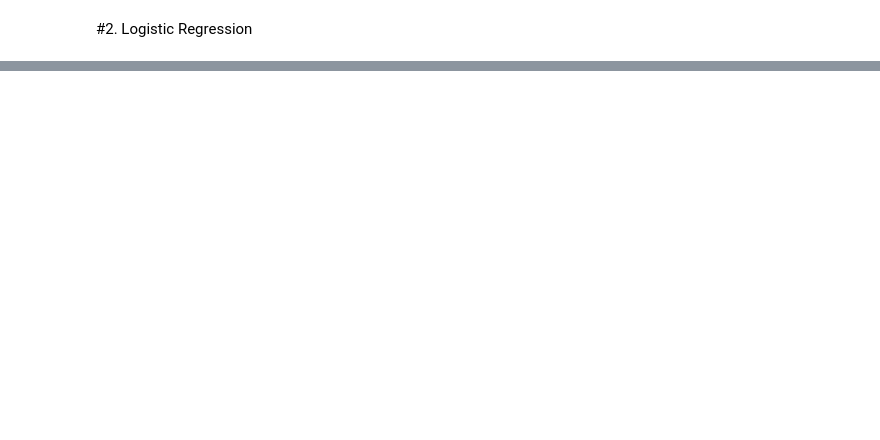
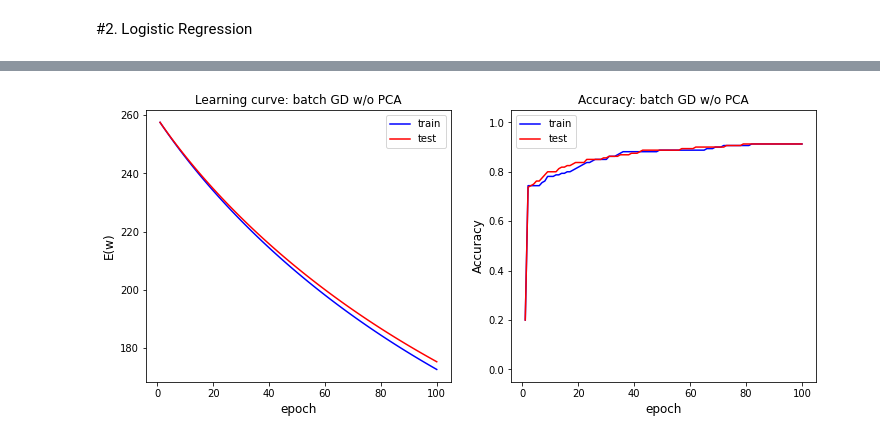
Before and after one commit to Louis5228/2020-Machine-Learning, a Jupyter notebook: 309512014_HW2.ipynb, the cells around one changed output, grey strips where cells are left out. Cells and saved outputs as stored; diff of their text form; code cells hidden in the pictures; blank space fills up the shorter version.

```diff
--- a/309512014_HW2.ipynb
+++ b/309512014_HW2.ipynb
@@ -126,0 +155,16 @@ for i in range(len(N_list)):
+# %%
+# one-of-K for building train_t
+one_of_k = np.array([0, 1, 0, 0, 0]).reshape(5, 1)
+train_t = np.zeros([5, 1])
+for i in range(class_num):
+  tmp_code = np.roll(one_of_k, i)
+  tmp_code_repeat = np.repeat(tmp_code, 32, axis=1)
+  train_t = np.hstack((train_t, tmp_code_repeat))
+
+train_t = train_t[:, 1:]
+test_t = np.array(train_t)
+
+print(train_x.shape)
+print(test_x.shape)
+print(train_t.shape)
+print(test_t.shape)
@@ -126,0 +176,67 @@ for i in range(len(N_list)):
+# %%
+train_data_N = class_num * img_num / 2
+case_l = ['batch GD','SGD','mini-batch SGD']
+batch_size = [160, 1, 32] # each for batch GD, SGD and mini-batch SGD
+iteration = []
+for i in range(len(batch_size)):
+  iteration.append(train_data_N / batch_size[i])
+
+l_r = 0.00001 # learning rate
+for N in range(len(case_l)):
+  epoch = 0
+  w = np.zeros([class_num, feature_num]) # 5*784
+  err_list_train = []
+  acc_list_train = []
+  err_list_test = []
+  acc_list_test = []
+  while epoch < 100:
+    for i in range(int(iteration[N])):
+      # train
+      tmp_train_x = train_x[i*batch_size[N]:(i+1)*batch_size[N], :]
+      tmp_train_t = train_t[:, i*batch_size[N]:(i+1)*batch_size[N]]
+      a_train = np.dot(w, tmp_train_x.T)
+      y_train = np.exp(a_train) / np.sum(np.exp(a_train), axis=0)
+      # test
+      tmp_test_x = test_x[i*batch_size[N]:(i+1)*batch_size[N], :]
+      tmp_test_t = test_t[:, i*batch_size[N]:(i+1)*batch_size[N]]
+      a_test = np.dot(w, tmp_test_x.T)
+      y_test = np.exp(a_test) / np.sum(np.exp(a_test), axis=0)
+      # calculate weight
+      w = w + l_r * np.dot((tmp_train_t - y_train), tmp_train_x)
+
+    # train
+    err = -np.sum(tmp_train_t * np.log(y_train))
+    err_list_train.append(err)
+    classify_y = np.argmax(y_train, axis=0)
+    classify_t = np.argmax(tmp_train_t, axis=0)
+    accu = np.count_nonzero((classify_y - classify_t) == 0) / y_train.shape[1]
+    acc_list_train.append(accu)
+    # test
+    err = -np.sum(tmp_test_t * np.log(y_test))
+    err_list_test.append(err)
+    classify_y = np.argmax(y_test, axis=0)
+    classify_t = np.argmax(tmp_test_t, axis=0)
+    accu = np.count_nonzero((classify_y - classify_t) == 0) / y_test.shape[1]
+    acc_list_test.append(accu)
+
+    epoch += 1
+
+  plt.figure(figsize=(12,5))
+  plt.subplot(121)
+  plt.title('Learning curve: ' + str(case_l[N]) + ' w/o PCA')
+  plt.xlabel('epoch', fontsize = 12)
+  plt.ylabel('E(w)', fontsize = 12)
+  plt.plot(range(1, epoch+1), err_list_train, c='b', label='train')
+  plt.plot(range(1, epoch+1), err_list_test, c='r', label='test')
+  plt.legend(loc=0)
+  plt.subplot(122)
+  plt.title('Accuracy: ' + str(case_l[N]) + ' w/o PCA')
+  plt.xlabel('epoch', fontsize = 12)
+  plt.ylabel('Accuracy', fontsize = 12)
+  plt.plot(range(1, epoch+1), acc_list_train, c='b', label='train')
+  plt.plot(range(1, epoch+1), acc_list_test, c='r', label='test')
+  plt.ylim(-0.05, 1.05)
+  plt.legend(loc=0)
+  plt.show()
+# %% [output]
+[figure, added]
```
Also changed, not shown: parts of 6 cells of this notebook.
